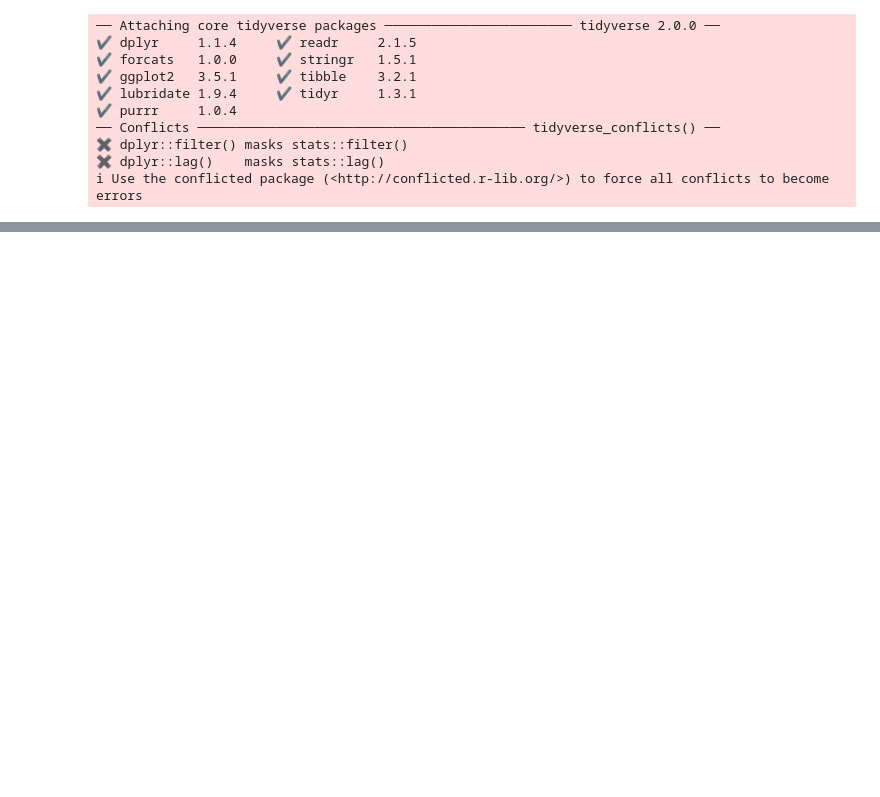
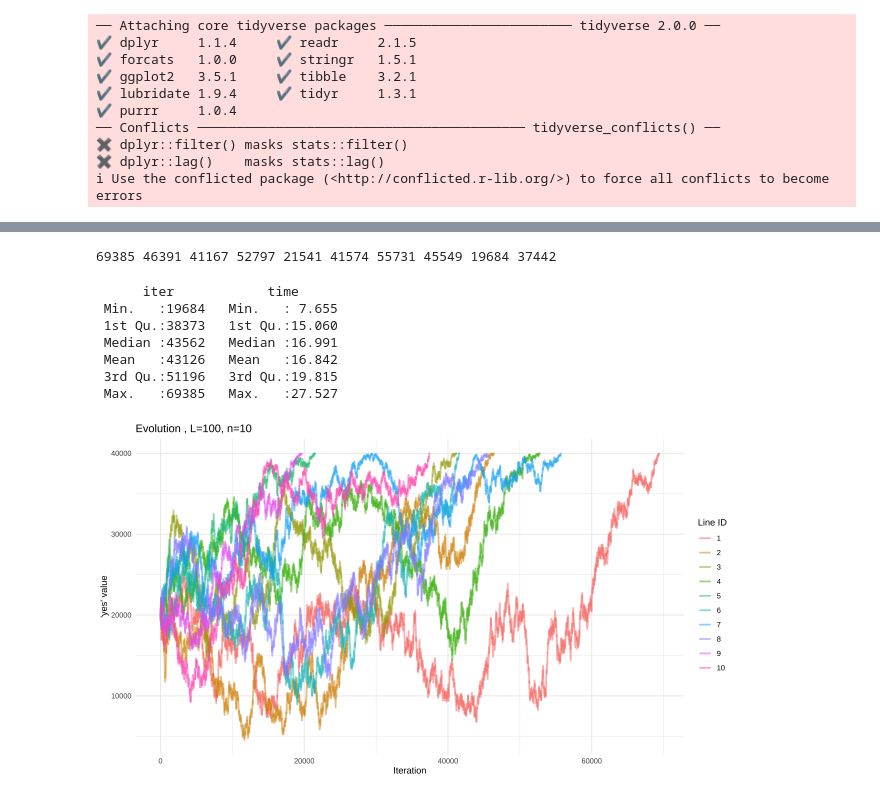
Before and after one commit to stawarzkrzysztof/socjologiaobliczeniowa2025, a Jupyter notebook: zad1/analysis.ipynb, the cells around one changed output, grey strips where cells are left out. Cells and saved outputs as stored; diff of their text form; code cells hidden in the pictures; blank space fills up the shorter version.

```diff
--- a/zad1/analysis.ipynb
+++ b/zad1/analysis.ipynb
@@ -237,0 +305,12 @@ ggplot() +
+# %%
+show_plot_and_stats(zad3_200)
+# %% [output]
+69385 46391 41167 52797 21541 41574 55731 45549 19684 37442
+      iter            time
+ Min.   :19684   Min.   : 7.655
+ 1st Qu.:38373   1st Qu.:15.060
+ Median :43562   Median :16.991
+ Mean   :43126   Mean   :16.842
+ 3rd Qu.:51196   3rd Qu.:19.815
+ Max.   :69385   Max.   :27.527
+[figure, added]
```
Also changed, not shown: parts of 15 cells of this notebook, 3 other files.
